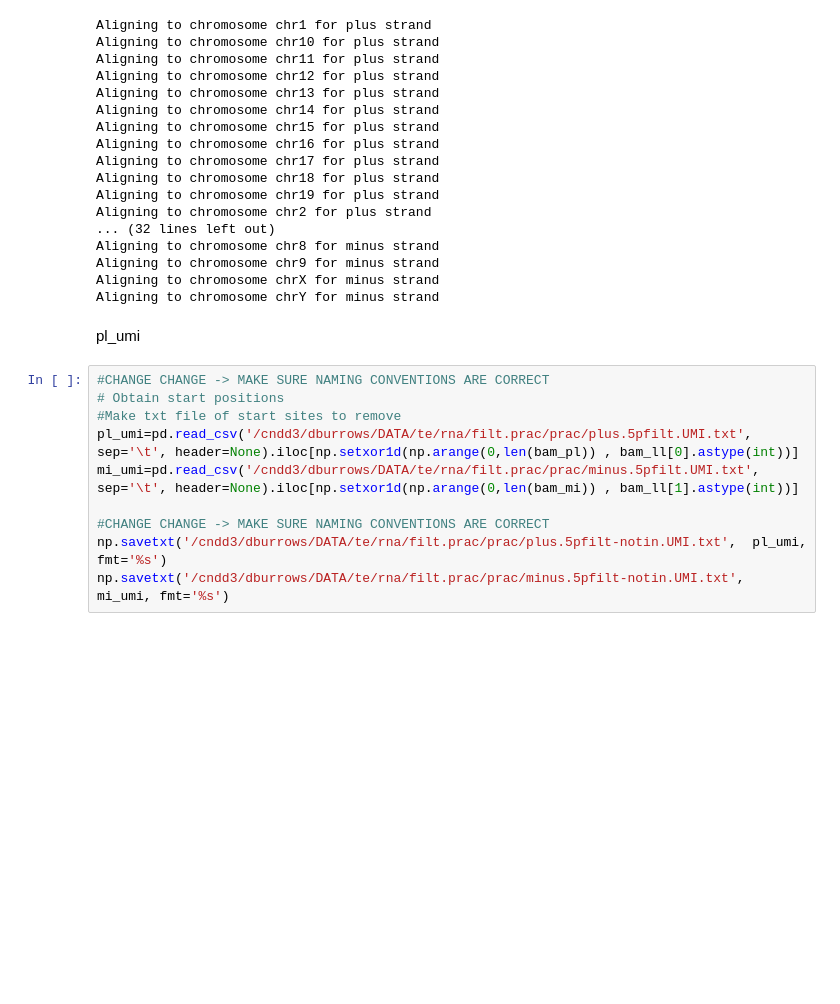
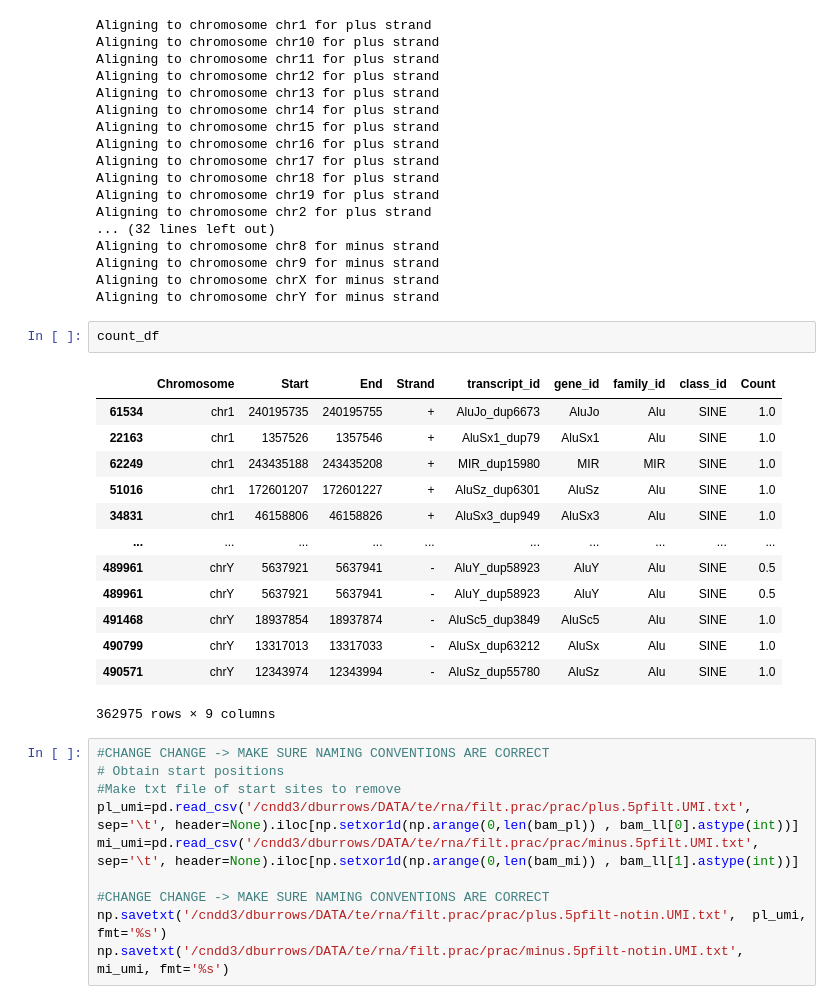
Before and after one commit to dmnburrows/line1_ageing, a Jupyter notebook: te_rna.ipynb, the cells around one changed output. Drawn from its saved outputs; the diff is of its cells as text; blank space fills up the shorter version.

```diff
--- a/te_rna.ipynb
+++ b/te_rna.ipynb
@@ -486,8 +482,22 @@ Aligning to chromosome chr8 for minus strand
 Aligning to chromosome chr9 for minus strand
 Aligning to chromosome chrX for minus strand
 Aligning to chromosome chrY for minus strand
-# %% [markdown]
-pl_umi
+# %%
+count_df
+# %% [output]
+|  | Chromosome | Start | End | Strand | transcript_id | gene_id | family_id | class_id | Count |
+| 61534 | chr1 | 240195735 | 240195755 | + | AluJo_dup6673 | AluJo | Alu | SINE | 1.0 |
+| 22163 | chr1 | 1357526 | 1357546 | + | AluSx1_dup79 | AluSx1 | Alu | SINE | 1.0 |
+| 62249 | chr1 | 243435188 | 243435208 | + | MIR_dup15980 | MIR | MIR | SINE | 1.0 |
+| 51016 | chr1 | 172601207 | 172601227 | + | AluSz_dup6301 | AluSz | Alu | SINE | 1.0 |
+| 34831 | chr1 | 46158806 | 46158826 | + | AluSx3_dup949 | AluSx3 | Alu | SINE | 1.0 |
+| ... | ... | ... | ... | ... | ... | ... | ... | ... | ... |
+| 489961 | chrY | 5637921 | 5637941 | - | AluY_dup58923 | AluY | Alu | SINE | 0.5 |
+| 489961 | chrY | 5637921 | 5637941 | - | AluY_dup58923 | AluY | Alu | SINE | 0.5 |
+| 491468 | chrY | 18937854 | 18937874 | - | AluSc5_dup3849 | AluSc5 | Alu | SINE | 1.0 |
+| 490799 | chrY | 13317013 | 13317033 | - | AluSx_dup63212 | AluSx | Alu | SINE | 1.0 |
+| 490571 | chrY | 12343974 | 12343994 | - | AluSz_dup55780 | AluSz | Alu | SINE | 1.0 |
+362975 rows × 9 columns
 # %%
 #CHANGE CHANGE -> MAKE SURE NAMING CONVENTIONS ARE CORRECT
 # Obtain start positions
```
Also changed, not shown: parts of 5 cells of this notebook.
